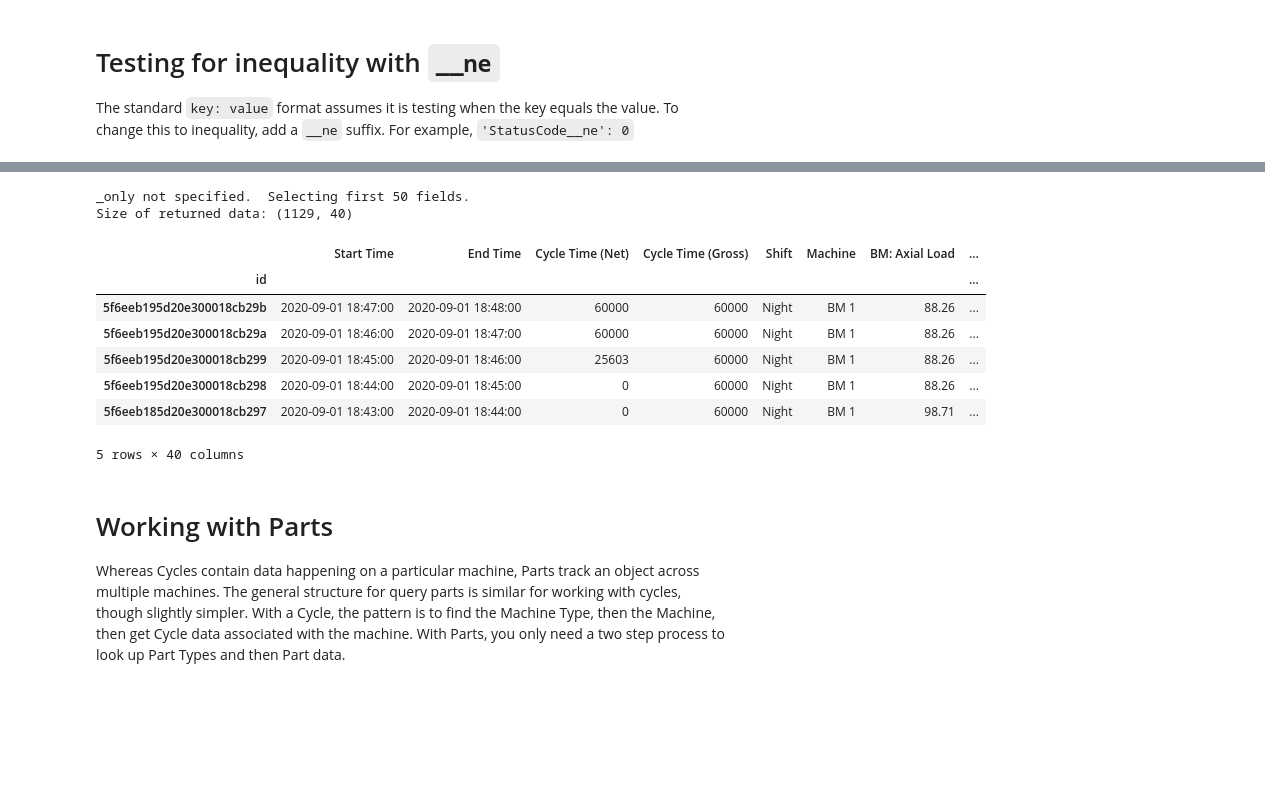
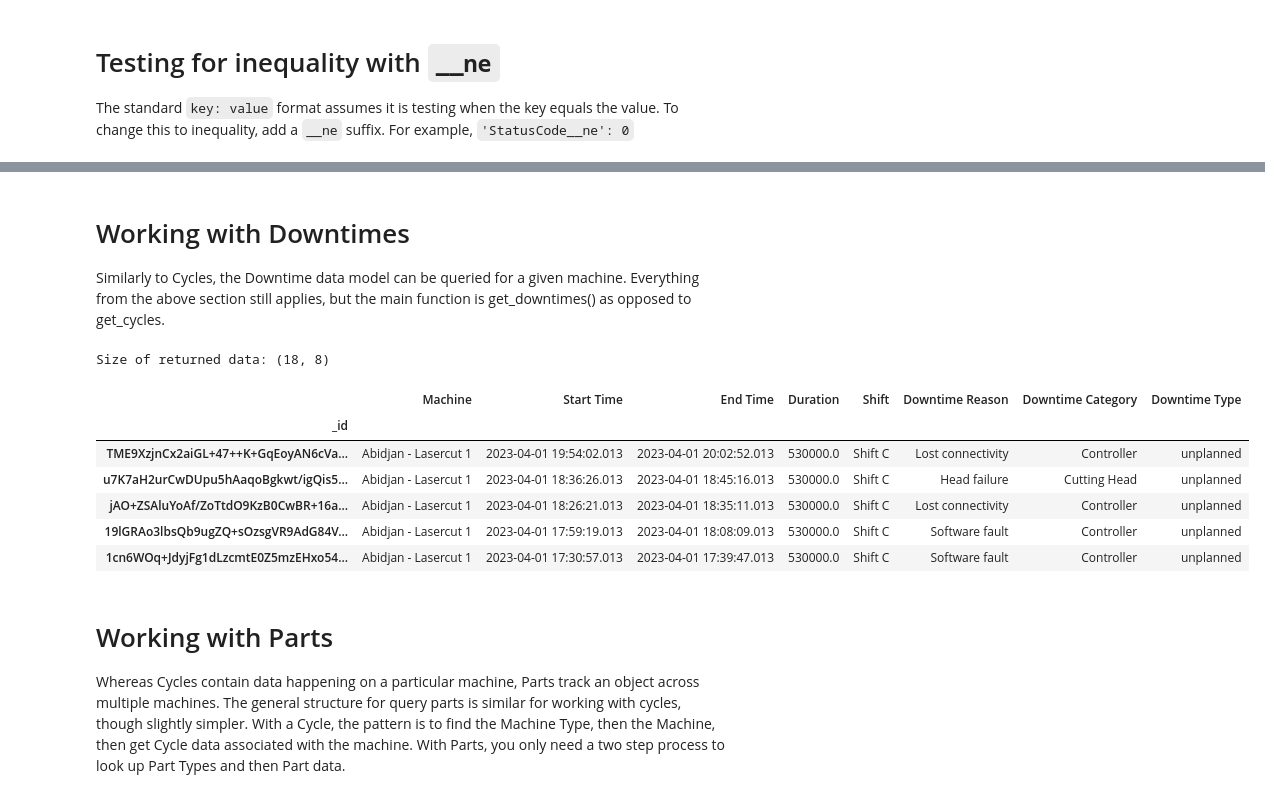
Before and after one commit to sightmachine/sightmachine-sdk, a Jupyter notebook: examples/Query Examples.ipynb, the cells around one changed output, grey strips where cells are left out. Saved outputs shown, nothing was run; the diff lists cells and outputs as text; code cells hidden in the pictures; blank space fills up the shorter version.

```diff
--- a/examples/Query Examples.ipynb
+++ b/examples/Query Examples.ipynb
@@ -8,0 +11,10 @@ import pandas as pd
+# %%
+api_key = ''
+api_secret = ''
+cli = client.Client('demo')
+cli.login('apikey',
+          key_id = api_key,
+          secret_id = api_secret)
+
+types = cli.get_machine_type_names()
+types
@@ -12,15 +26,8 @@ import pandas as pd
 Cycles are the core data set in the SM Platform.  Cycles represent a unit of work on a machine and will contain a variety of data from sensors, quality managent systems, ERP, MES, etc.
 
 Each cycle is associate with a Machine and a range of time.  Each Machine has a machine type which determines the data schema.  So to query for cycle data, the first step is to lookup the machine type and then to lookup the specific machine(s) of that type.
-# %%
-cli = client.Client('tenant_name')
-cli.login('apikey',
-          key_id = 'key_name',
-          secret_id = 'secret_name')
-
-types = cli.get_machine_type_names()
-
-machine_type = types[0]
-machines = cli.get_machine_names(source_type=machine_type)
-
-columns = cli.get_machine_schema(machines[0])['display'].to_list()
+# %%
+# list machines of a specific type
+machine_type = types[2]
+machines = cli.get_machine_names(source_type=machine_type)
+machines
@@ -204,24 +263,24 @@ The standard `key: value` format assumes it is testing when the key equals the v
+# %% [markdown]
+# Working with Downtimes
+Similarly to Cycles, the Downtime data model can be queried for a given machine. Everything from the above section still applies, but the main function is get_downtimes() as opposed to get_cycles.
 # %%
 query = {'Machine': machines[0],
-         'BM: Axial Load__ne': 86.75,
-         'End Time__gte' : datetime(2020, 9, 1),
-         'End Time__lte' : datetime(2020, 9, 2),
+         'End Time__gte' : datetime(2023, 4, 1),
+         'End Time__lte' : datetime(2023, 4, 2),
          '_order_by': '-End Time'}
-df = cli.get_cycles(**query)
+df = cli.get_downtimes(**query)
 
 print(f'Size of returned data: {df.shape}')
 df.head()
 # %% [output]
-_only not specified.  Selecting first 50 fields.
-Size of returned data: (1129, 40)
+Size of returned data: (18, 8)
-|  | Start Time | End Time | Cycle Time (Net) | Cycle Time (Gross) | Shift | Machine | BM: Axial Load | ... |
-| id |  |  |  |  |  |  |  | ... |
-| 5f6eeb195d20e300018cb29b | 2020-09-01 18:47:00 | 2020-09-01 18:48:00 | 60000 | 60000 | Night | BM 1 | 88.26 | ... |
-| 5f6eeb195d20e300018cb29a | 2020-09-01 18:46:00 | 2020-09-01 18:47:00 | 60000 | 60000 | Night | BM 1 | 88.26 | ... |
-| 5f6eeb195d20e300018cb299 | 2020-09-01 18:45:00 | 2020-09-01 18:46:00 | 25603 | 60000 | Night | BM 1 | 88.26 | ... |
-| 5f6eeb195d20e300018cb298 | 2020-09-01 18:44:00 | 2020-09-01 18:45:00 | 0 | 60000 | Night | BM 1 | 88.26 | ... |
-| 5f6eeb185d20e300018cb297 | 2020-09-01 18:43:00 | 2020-09-01 18:44:00 | 0 | 60000 | Night | BM 1 | 98.71 | ... |
+|  | Machine | Start Time | End Time | Duration | Shift | Downtime Reason | Downtime Category | Downtime Type |
+| _id |  |  |  |  |  |  |  |  |
+| TME9XzjnCx2aiGL+47++K+GqEoyAN6cVa... | Abidjan - Lasercut 1 | 2023-04-01 19:54:02.013 | 2023-04-01 20:02:52.013 | 530000.0 | Shift C | Lost connectivity | Controller | unplanned |
+| u7K7aH2urCwDUpu5hAaqoBgkwt/igQis5... | Abidjan - Lasercut 1 | 2023-04-01 18:36:26.013 | 2023-04-01 18:45:16.013 | 530000.0 | Shift C | Head failure | Cutting Head | unplanned |
+| jAO+ZSAluYoAf/ZoTtdO9KzB0CwBR+16a... | Abidjan - Lasercut 1 | 2023-04-01 18:26:21.013 | 2023-04-01 18:35:11.013 | 530000.0 | Shift C | Lost connectivity | Controller | unplanned |
+| 19lGRAo3lbsQb9ugZQ+sOzsgVR9AdG84V... | Abidjan - Lasercut 1 | 2023-04-01 17:59:19.013 | 2023-04-01 18:08:09.013 | 530000.0 | Shift C | Software fault | Controller | unplanned |
+| 1cn6WOq+JdyjFg1dLzcmtE0Z5mzEHxo54... | Abidjan - Lasercut 1 | 2023-04-01 17:30:57.013 | 2023-04-01 17:39:47.013 | 530000.0 | Shift C | Software fault | Controller | unplanned |
-5 rows × 40 columns
 # %% [markdown]
 # Working with Parts
 
```
Also changed, not shown: parts of 30 cells of this notebook, 5 other files.
